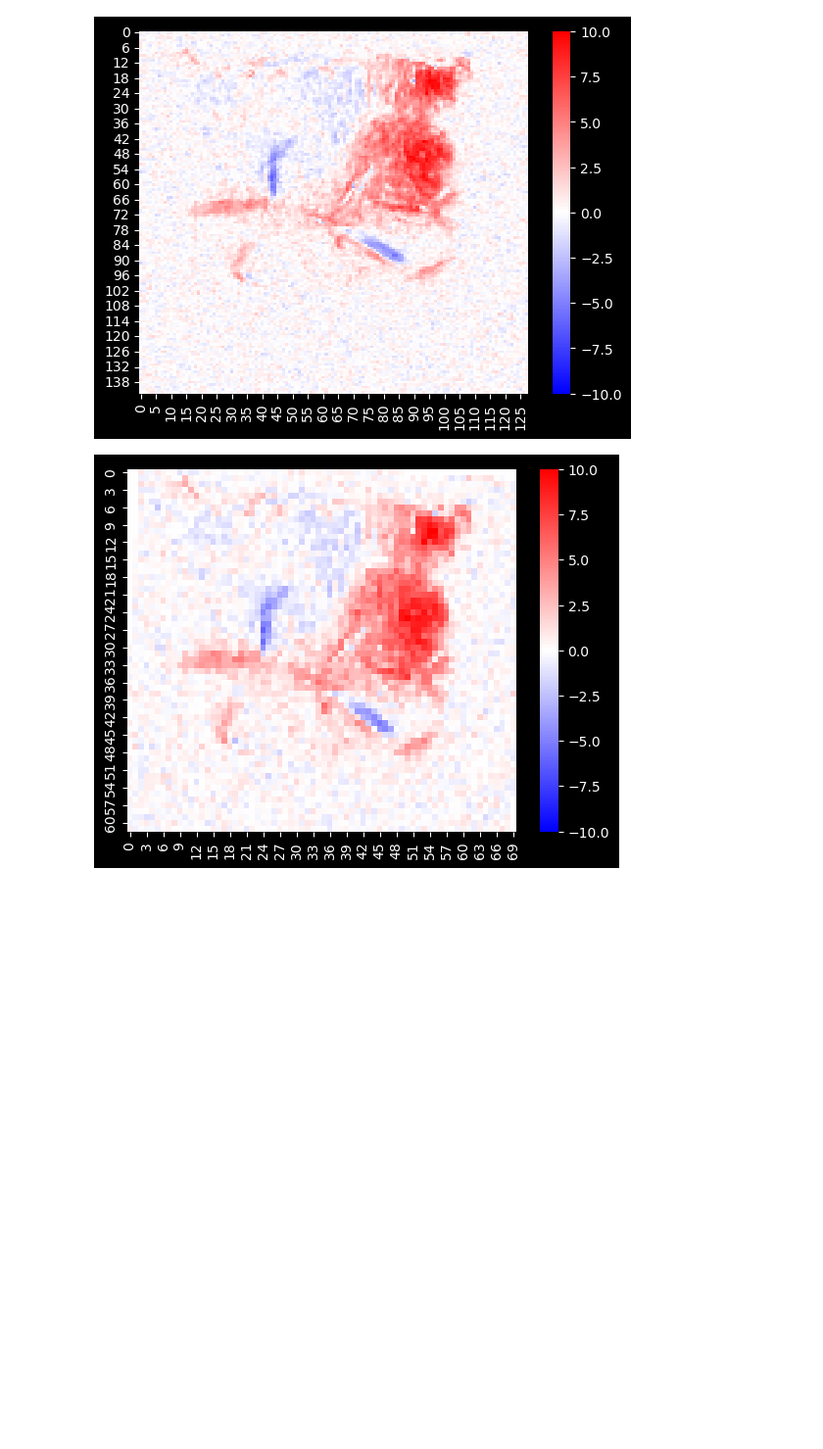
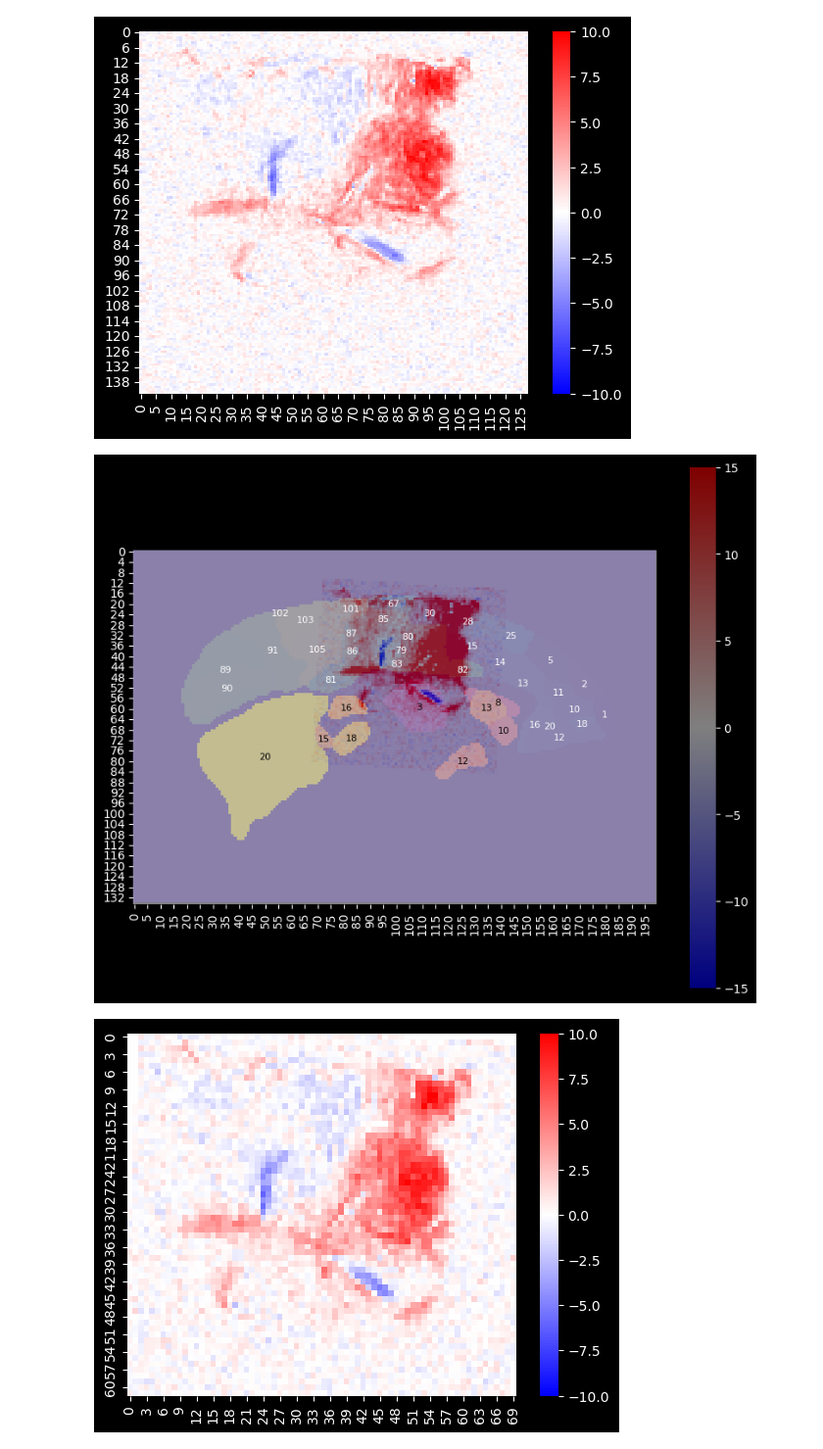
Before and after one commit to yibeichan/fUSi-workflow, a Jupyter notebook: code/091624_updates.ipynb, the cells around one changed output. Shown at 98% size. Saved outputs shown, nothing was run; the diff lists cells and outputs as text; code cells hidden in the pictures; blank space fills up the shorter version.

Commit message:
transform new time series

```diff
--- a/code/091624_updates.ipynb
+++ b/code/091624_updates.ipynb
@@ -535,3 +535,32 @@ event_df = pd.DataFrame(columns=['onset', 'trial_type', 'duration'], index=range
 event_df['onset'] = event_sec
 event_df['trial_type'] = 'social'
 event_df['duration'] = 30
+# %%
+def plot_atlas_with_labels(ax, atlas_data, slice_index, cmap='viridis', font_color='white', alpha=0.5):
+    """
+    Plots the atlas data with region labels on the corresponding areas.
+
+    Parameters:
+    - ax: Matplotlib axis object where the plot will be drawn.
+    - atlas_data: 3D numpy array representing the atlas data.
+    - slice_index: Index of the slice to be visualized.
+    - cmap: Colormap for visualization.
+    """
+    # Plot the atlas data with a continuous colormap
+    im = ax.imshow(np.rot90(atlas_data[slice_index, :, :]), cmap=cmap, alpha=alpha)
+
+    # Get the unique labels in the slice and their positions
+    unique_labels = np.unique(atlas_data[slice_index, :, :])
+
+    # Loop through each unique label to place the label on the plot
+    for label in unique_labels:
+        if label == 0:
+            continue
+        # Find the coordinates of the label
+        y, x = np.where(np.rot90(atlas_data[slice_index, :, :]) == label)
+
+        # Place the label at the mean position of all points with the same value
+        ax.text(np.mean(x), np.mean(y), str(int(label)), color=font_color,
+                fontsize=8, ha='center', va='center')
+
+    return im
@@ -546,6 +586,24 @@ plt.savefig(os.path.join(figure_dir, 'social_GLM_heatmap_raw_data.svg'))
 plt.show()
 # %% [output]
 [figure]
+# %%
+fig, ax = plt.subplots(figsize=(10, 8))
+slice_index = 0
+# Plot cortical atlas
+plot_atlas_with_labels(ax, cortical_atlas, slice_index, cmap='viridis', font_color='white', alpha=0.5)
+
+# Overlay subcortical atlas on the same plot
+plot_atlas_with_labels(ax, subcortical_atlas, slice_index, cmap='plasma', font_color='black', alpha=0.5)
+
+# Overlay normalized chunk data
+im = sns.heatmap(np.rot90(social.reshape(transformed_ts.shape[1], transformed_ts.shape[2])), cmap="bwr", vmin=-15, vmax=15, alpha=0.5)
+
+# # Add a colorbar
+# plt.colorbar(im, ax=ax)
+# plt.title(f"{title}")
+plt.show()
+# %% [output]
+[figure, added]
 # %%
 labels, estimators, X = run_glm_analysis(cleaned_transformed_data[0], event_df)
 contrast_matrix = np.eye(X.shape[1])
```
Also changed, not shown: parts of 1 cell of this notebook, 2 other files.
